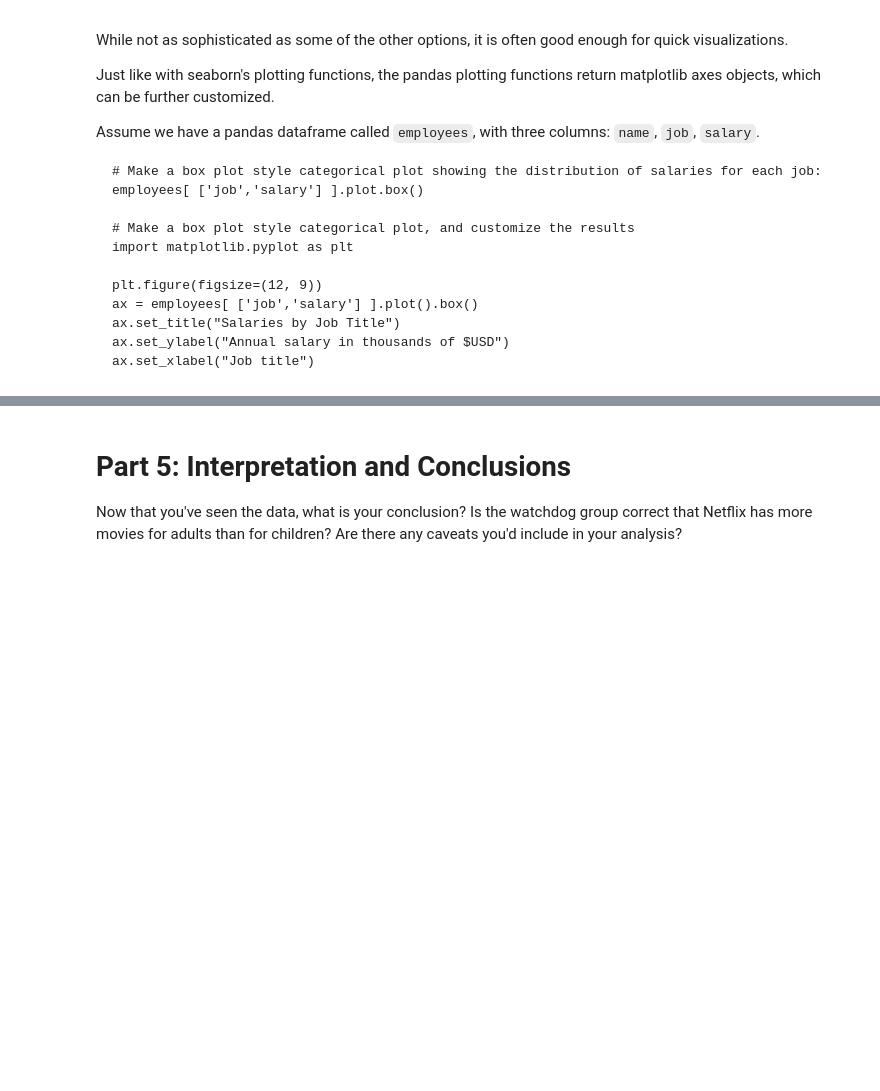
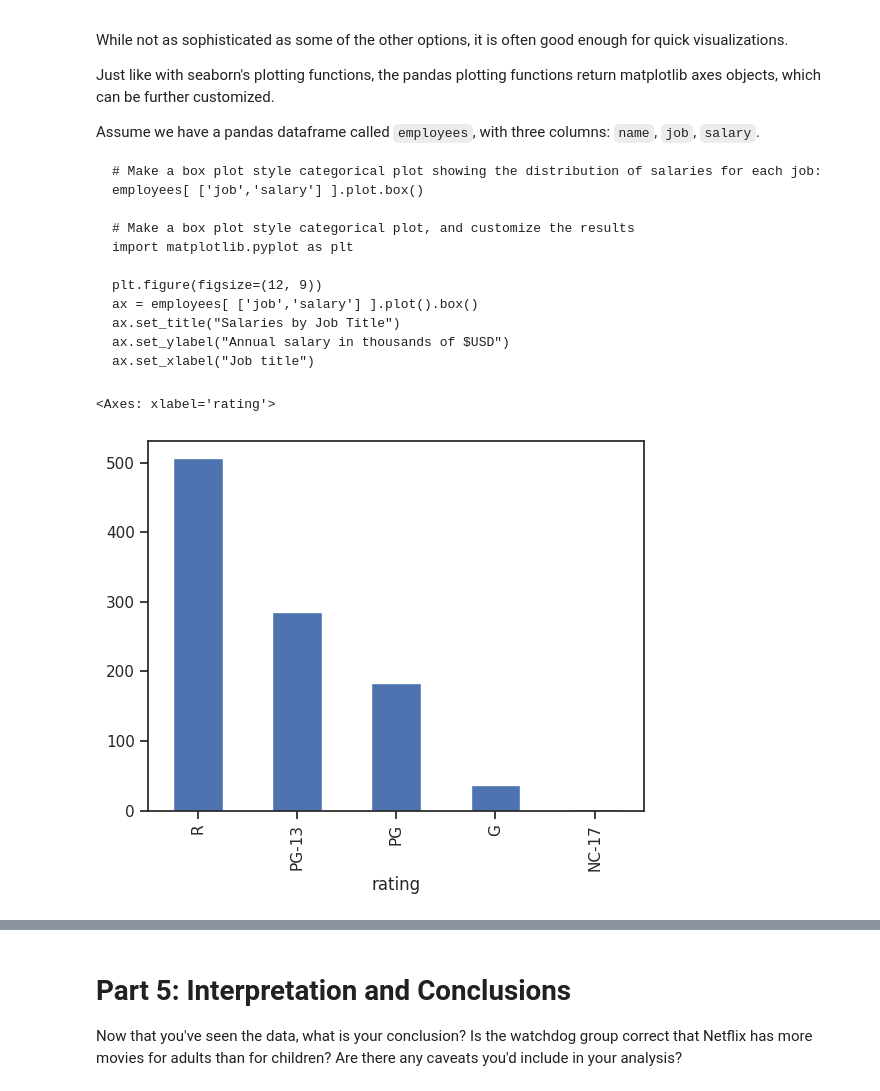
Before and after one commit to Moroni-MB/CSE_team_activity4, a Jupyter notebook: notebooks/Exploration_01.ipynb, the cells around one changed output, grey strips where cells are left out. Cells and saved outputs as stored; diff of their text form; code cells hidden in the pictures; blank space fills up the shorter version.

```diff
--- a/notebooks/Exploration_01.ipynb
+++ b/notebooks/Exploration_01.ipynb
@@ -218,4 +328,12 @@ Assume we have a pandas dataframe called `employees`, with three columns: `name`
 # %%
 # Use pandas' built in plotting functions to create a count plot comparing the count of each movie rating
 # This will be a little trickier than the other libraries, but one hint is that the pandas value_counts() function
 # actually returns a dataframe.
+
+# Note that this is a "barebones visualization".
+# It's fine for a quick understanding of the data, but it's not something we'd
+# want to put in a report or presentation.
+mpaa_movies['rating'].value_counts().plot.bar()
+# %% [output]
+<Axes: xlabel='rating'>
+[figure, added]
```
Also changed, not shown: parts of 20 cells of this notebook.
